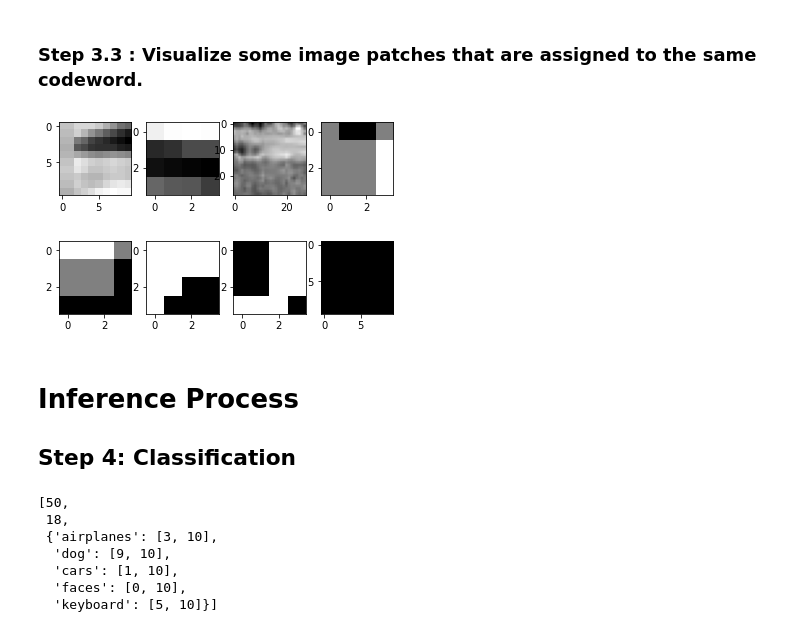
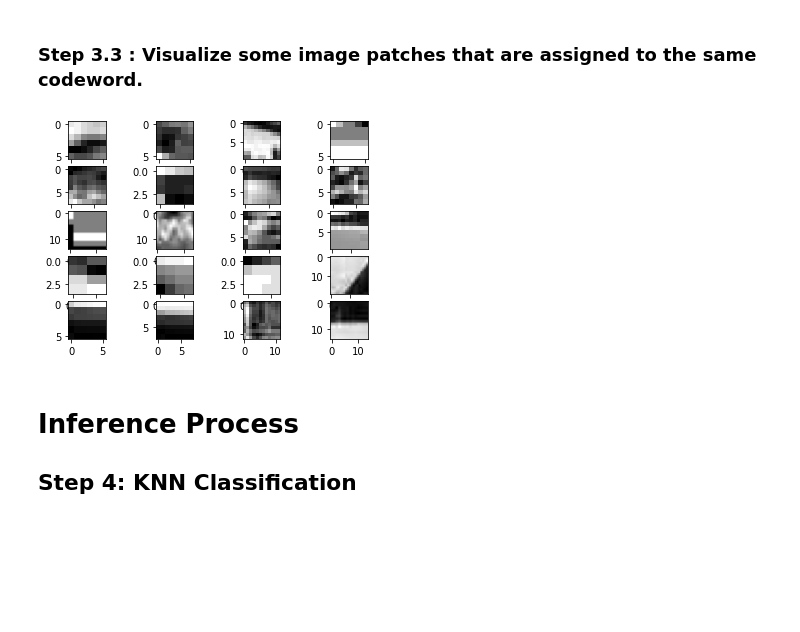
Before and after one commit to LANNDS18/Vision_SIFT, a Jupyter notebook: SIFT_train.ipynb, the cells around one changed output. Saved outputs shown, nothing was run; the diff lists cells and outputs as text; code cells hidden in the pictures; blank space fills up the shorter version.

```diff
--- a/SIFT_train.ipynb
+++ b/SIFT_train.ipynb
@@ -117,6 +122,8 @@ def transfer_kp_list(train_kps):
         for image in images:
             single_img = []
             for kp in image:
+                if not isinstance(kp, cv2.KeyPoint):
+                    return train_kps
                 kp_tran = {'pt': kp.pt, 'size': kp.size}
                 single_img.append(kp_tran)
             all_image_with_kp.append(single_img)
@@ -256,97 +262,35 @@ def visualize_patches(descriptors, keypoint_vectors, centers, visualize_number,
     sample_center = random.choice(centers)
     visual_count = 0
     for img_class, descriptor_value in descriptors.items():
         for img_idx, image in enumerate(descriptor_value):
             # similar to find_index
             for feature_idx, each_feature in enumerate(image):
                 count = 0
                 ind = 0
                 for i in range(len(centers)):
                     if i == 0:
                         count = distance.euclidean(each_feature, centers[i])
                     else:
                         dist = distance.euclidean(each_feature, centers[i])
                         if dist < count:
                             count = dist
                             ind = i
                 # check if it is equal to sample center
                 if (centers[ind] == sample_center).all():
                     # get keypoint by mapping the index of descriptors
                     key_point = keypoint_vectors[img_class][img_idx][feature_idx]
                     # get img from dataset by mapping the index
                     image = dataset[img_class][img_idx]
                     img_show = cut_img(key_point, image)
                     patch_list.append(img_show)
                     visual_count += 1
                 if visual_count >= visualize_number: return patch_list
     return patch_list
 
-image_patches = visualize_patches(train_des_by_class, train_kp_by_class, words, 8, dataset=train_set)
+image_patches = visualize_patches(train_des_by_class, train_kp_by_class, words, 20, dataset=train_set)
 plot_patches(image_patches)
 # %% [output]
-[figure, old version]
+[figure, new version]
 # %% [markdown]
 # Inference Process
-## Step 4: Classification
+## Step 4: KNN Classification
-# %%
-# 1-NN algorithm. We use this for predict the class of test images.
-# Takes 2 parameters. images is the feature vectors of train images and tests is the feature vectors of test images
-# Returns an array that holds number of test images, number of correctly predicted images and records of class based images respectively
-# dist_type: 'L2' = distance.euclidean, 'Inter' = image_intersection
-def image_intersection(hist1, hist2):
-    if len(hist1) != len(hist2):
-        return
-    res = 0
-    for i in range(len(hist1)):
-        res += min(hist1[i], hist2[i])
-    return res
-
-def knn(images, tests, dist_type):
-    num_test = 0
-    correct_predict = 0
-    class_based = {}
-
-    for test_key, test_val in tests.items():
-        class_based[test_key] = [0, 0] # [correct, all]
-        for tst in test_val:
-            predict_start = 0
-            minimum = 0
-            key = "a" #predicted
-            for train_key, train_val in images.items():
-                for train in train_val:
-                    if(predict_start == 0):
-                        if dist_type == 'L2':
-                            minimum = distance.euclidean(tst, train)
-                        else:
-                            minimum = image_intersection(tst, train)
-                        #minimum = L1_dist(tst,train)
-                        key = train_key
-                        predict_start += 1
-                    else:
-                        if dist_type == 'L2':
-                            dist = distance.euclidean(tst, train)
-                        else:
-                            dist = image_intersection(tst, train)
-                        if(dist < minimum):
-                            minimum = dist
-                            key = train_key
-
-            if(test_key == key):
-                correct_predict += 1
-                class_based[test_key][0] += 1
-            num_test += 1
-            class_based[test_key][1] += 1
-            #print(minimum)
-    return [num_test, correct_predict, class_based]
-
-# Call the knn function
-results_bowl = knn(train_histogram, test_histogram, dist_type='L2')
-results_bowl
-# %% [output]
-[50,
- 18,
- {'airplanes': [3, 10],
-  'dog': [9, 10],
-  'cars': [1, 10],
-  'faces': [0, 10],
-  'keyboard': [5, 10]}]
```
Also changed, not shown: parts of 14 cells of this notebook, 7 other files.
